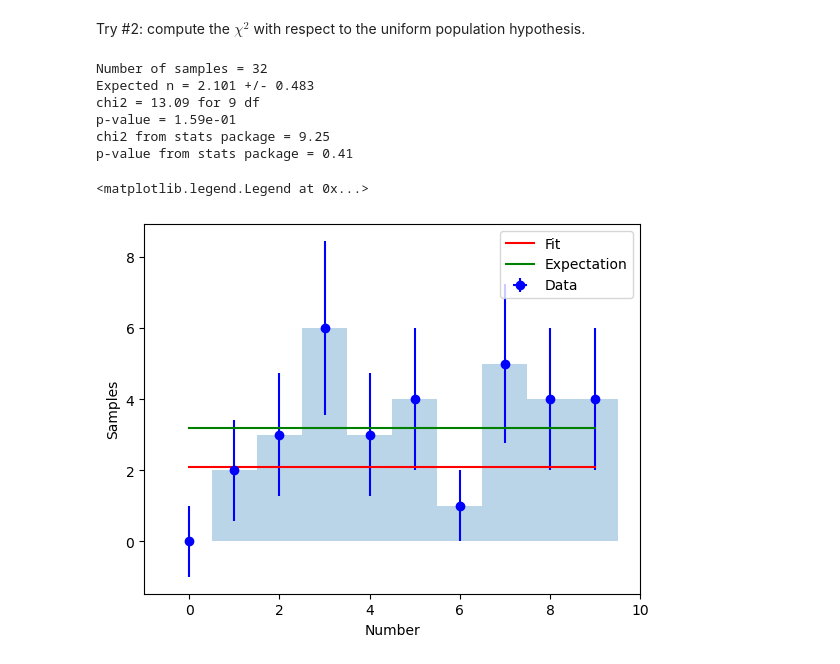
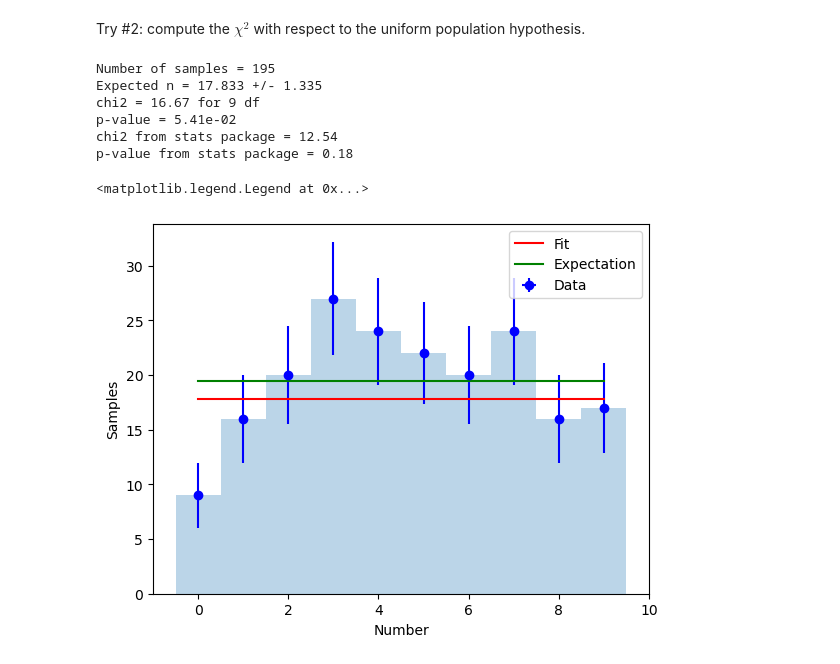
Before and after one commit to ds-connectors/Physics-88-SP24, a Jupyter notebook: Week07/L05/Lecture05.ipynb, the cells around one changed output. Cells and saved outputs as stored; diff of their text form; code cells hidden in the pictures.

```diff
--- a/Week07/L05/Lecture05.ipynb
+++ b/Week07/L05/Lecture05.ipynb
@@ -381,7 +384,7 @@ def modelN(*arg):
         sum += arg[i+1]*x**i
     return sum
 
-N=3   # poly degree
+N=5   # poly degree
 par0    = np.zeros(N+1)
 par[1]=1
 par, cov = fitter.curve_fit(modelN, xdata, ydata, p0=par0, sigma=sigma,absolute_sigma=True)
@@ -750,48 +775,48 @@ def model0(x, a):
 vmodel0 = np.vectorize(model0) # make it take vectors
 
 # read data
-#x = np.loadtxt('sample_merged.dat')
-x1,x2 = np.loadtxt('sample.dat',unpack=True)
-x = np.concatenate((x1,x2))
+x = np.loadtxt('sample_merged.dat')
+#x1,x2 = np.loadtxt('sample.dat',unpack=True)
+#x = np.concatenate((x1,x2))
 N = len(x)
 print('Number of samples =',N)
 
 # make a histogram
 bins = np.arange(-0.5,10.5,1)
 n, b, p = plt.hist(x, bins,alpha=0.3)
 
 # fit the data to a constant
 xdata = [0.5*(b[i]+b[i+1]) for i in range(0,len(n))]
 en = [np.max([np.sqrt(val),1]) for val in n] # Poisson errors
 par, cov = fitter.curve_fit(model0, xdata, n, p0=[0.0],
                             sigma=en, absolute_sigma=True)
 
 print('Expected n = {0:.3f} +/- {1:.3f}'.format(par[0],np.sqrt(cov[0,0])))
 # compute chi^2
 chi2 = np.sum((((n-vmodel0(xdata,*par))/en)**2))
 ndf = len(n)-1  # why -1 ?
 print('chi2 = {chi2:4.2f} for {ndf:d} df'.format(chi2=chi2,ndf=ndf))
 print('p-value = {0:4.2e}'.format(sp.stats.chi2.sf(chi2,ndf)))
 
 # alternative way to compute p-value is to compare to the expected entries per bin
-expected = 0.1*N*np.ones(len(n))
-chi2_sp, p_sp = sp.stats.chisquare(f_obs=n,f_exp=expected)
+expected=0.1*N*np.ones(10)
+chi2_sp, p_sp = sp.stats.chisquare(f_obs=n)
 print('chi2 from stats package = {0:4.2f}'.format(chi2_sp))
 print('p-value from stats package = {0:4.2f}'.format(p_sp))
 
 # plot the distribition with error bars
 plt.errorbar(xdata, n, xerr=0, yerr=en, fmt='bo',label='Data')
 plt.plot(xdata,vmodel0(xdata,*par),'r-',label='Fit')
 plt.plot(xdata,expected,'g-',label='Expectation')
 plt.xlabel('Number')
 plt.ylabel('Samples')
 plt.legend()
 # %% [output]
-Number of samples = 32
-Expected n = 2.101 +/- 0.483
-chi2 = 13.09 for 9 df
-p-value = 1.59e-01
-chi2 from stats package = 9.25
-p-value from stats package = 0.41
+Number of samples = 195
+Expected n = 17.833 +/- 1.335
+chi2 = 16.67 for 9 df
+p-value = 5.41e-02
+chi2 from stats package = 12.54
+p-value from stats package = 0.18
 <matplotlib.legend.Legend at 0x...>
-[figure, old version]
+[figure, new version]
```
Also changed, not shown: parts of 10 cells of this notebook, 5 other files.
